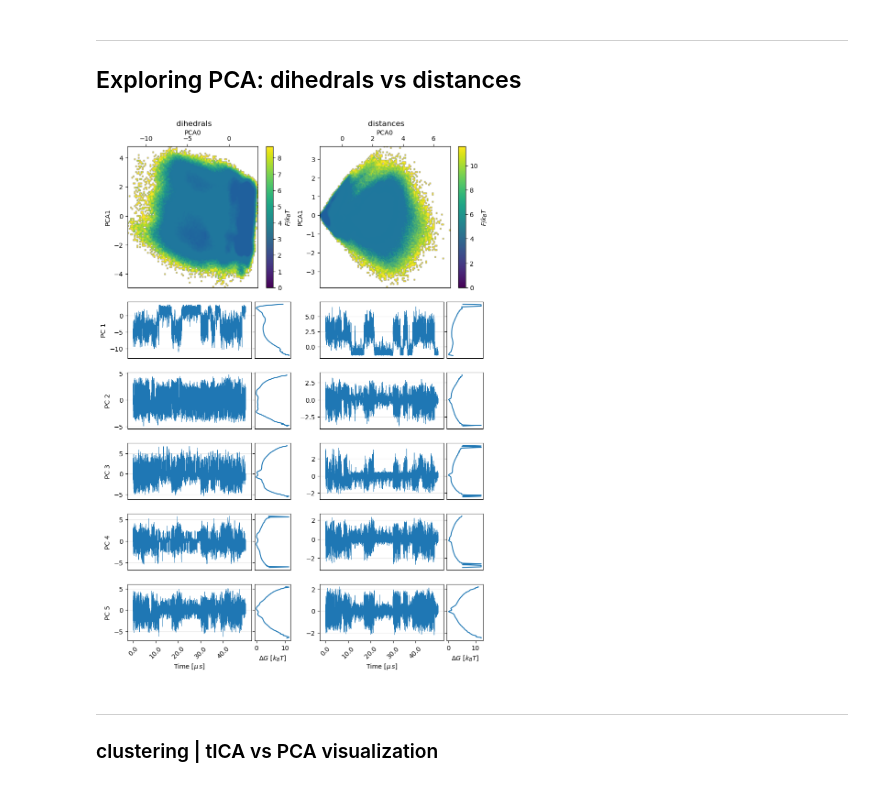
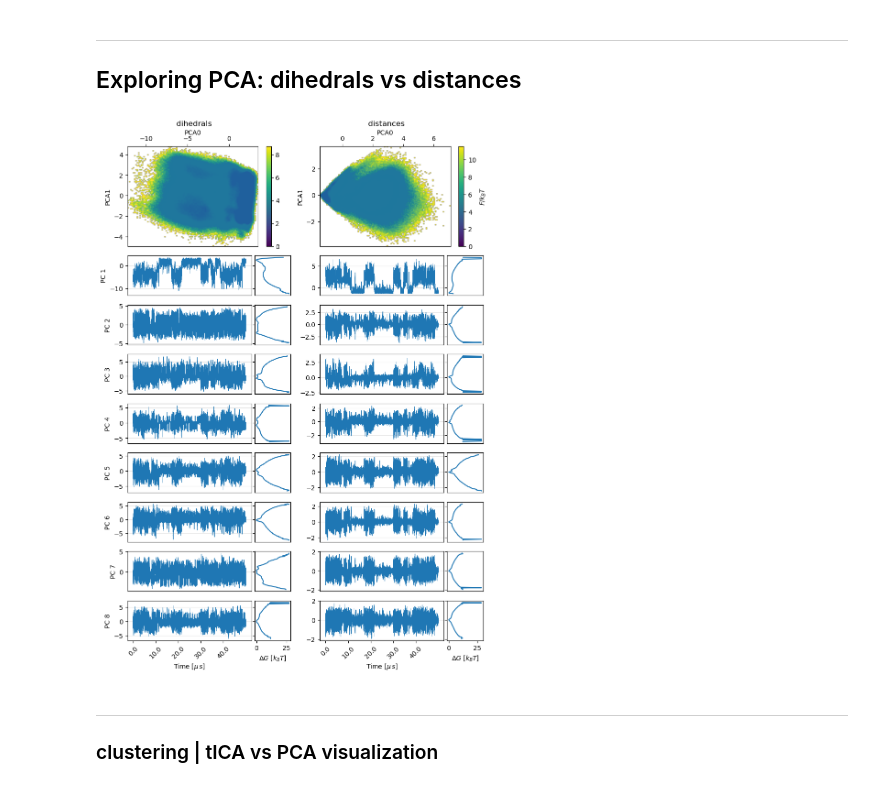
Before and after one commit to miriamzara/MSM, a Jupyter notebook: step_2new_dimensionality_reduction.ipynb, the cells around one changed output. Saved outputs shown, nothing was run; the diff lists cells and outputs as text; code cells hidden in the pictures.

```diff
--- a/step_2new_dimensionality_reduction.ipynb
+++ b/step_2new_dimensionality_reduction.ipynb
@@ -243,11 +247,11 @@ X_list = [dihedrals, distances]
 feature_name = ["dihedrals", "distances"]
 
 
-n_pcs = 5
+n_pcs = 8
 n_microseconds_show = 50
 tickevery = 10
 n_show = n_microseconds_show * one_microsecond_in_frames
-n_lags = len(lagtime_array)
+
 
 fig = plt.figure(figsize=(5* 2, 14))
 
@@ -271,41 +275,41 @@ for idx, X in enumerate(X_list):
     pcamodel = PCAWrapper(dim=n_pcs)
     pcamodel.fit(X)
     pc_traj = pcamodel.transform(X)
-    if lagtime == lagtime_array[-1]:
+    if idx == 1:
         colorbarlabel = r"$F/k_B T$"
     else:
         colorbarlabel = None
     plot_free_energy_projection(pc_traj, 0, 1, ax = axes[0, idx], axlabel = "PCA", colorbarlabel = colorbarlabel, axtitle = rf" {feature_name[idx]}")
 
     for component in range(n_pcs):
 
 
         ax = axes[1 + component, idx]
         x = pc_traj[:n_show, component]
         ax.set_xticks(np.arange(0, n_show, tickevery*one_microsecond_in_frames))
         ax.set_xticklabels(np.arange(0, n_show/one_microsecond_in_frames, tickevery), rotation=45)
         ax.plot(x, lw=0.5)
         if idx == 0:
             ax.set_ylabel(f"PC {component + 1}")
         else:
             ax.set_ylabel("")
         ax.tick_params(axis="x", labelrotation=45)
         ax.grid(axis="y", alpha=0.3)
         ax_fe = add_1d_free_energy_axis(
             ax=ax,
             x=pc_traj[:, component], #all trajectory for free energy
             bins=100,
             color="C0")
         if component < n_pcs - 1:
             ax.set_xticks([])
             ax.set_xlabel("")
             ax_fe.set_xticks([])
 
         else:
             ax.set_xlabel(r"Time [$\mu\, s$]")
             ax_fe.set_xlabel(r"$\Delta G$ [$k_B T$]")
 # %% [output]
-[figure, old version]
+[figure, new version]
 # %% [markdown]
 ---
 ### clustering | tICA vs PCA visualization
```
Also changed, not shown: parts of 1 cell of this notebook, 12 other files.
